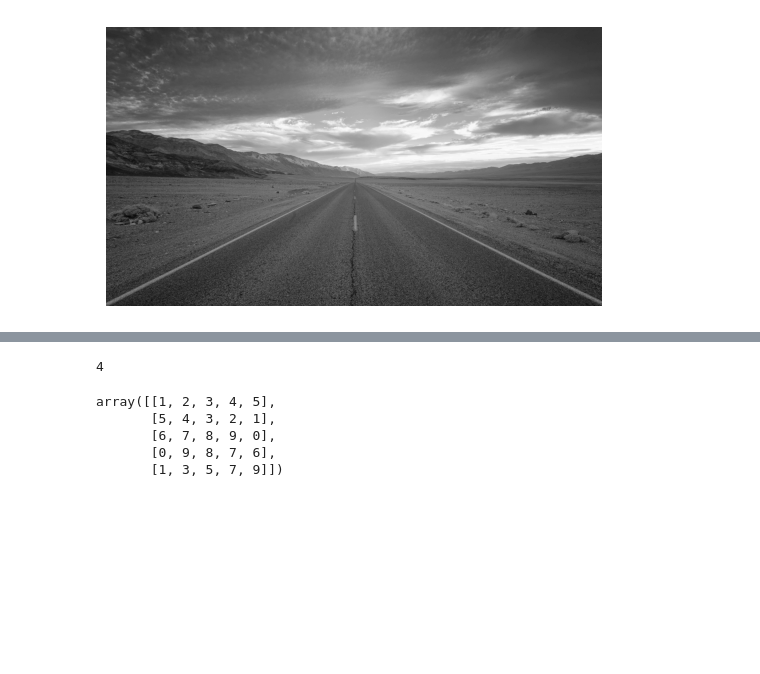
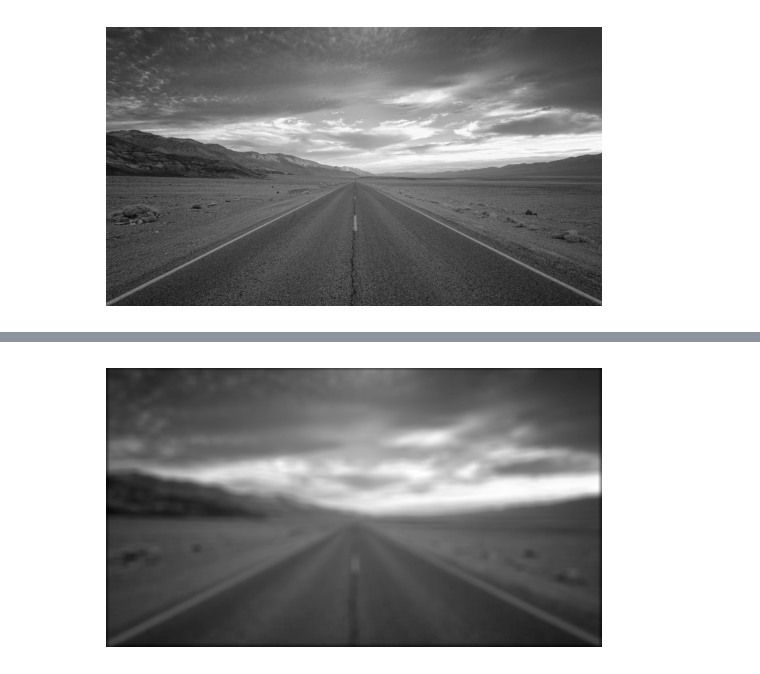
Before and after one commit to KonradGonrad/university_stuff, a Jupyter notebook: DataStructuresPL/lab_2/2.ipynb, the cells around one changed output, grey strips where cells are left out. Saved outputs shown, nothing was run; the diff lists cells and outputs as text; code cells hidden in the pictures; blank space fills up the shorter version.

```diff
--- a/DataStructuresPL/lab_2/2.ipynb
+++ b/DataStructuresPL/lab_2/2.ipynb
@@ -312,14 +312,3 @@ plt.show()
 # %% [output]
 Mtrix dim: (2421, 4303)
 [figure]
-# %%
-def map_area_sum(tab = np.array):
-    tab_mapped = np.zeros_like(tab)
-
-    height, width = tab.shape
-
-    for i in range(height): # O(n)
-        for j in range(width): # O(n)
-            tab_mapped[i][j] = tab[0:i+1, 0:j+1].sum() # O(n^2) -> slow
-
-    return tab_mapped
@@ -330,2 +314,0 @@ def map_area_sum(tab = np.array):
-# %%
-summed_area = map_area_sum(road_matrix)
@@ -348,12 +314,0 @@ array([[        46,         91,        152, ...,     338768,     338832,
-# %%
-# Test
-tab = np.array([
-    [1, 2, 3, 4, 5],
-    [5, 4, 3, 2, 1],
-    [6, 7, 8, 9, 0],
-    [0, 9, 8, 7, 6],
-    [1, 3, 5, 7, 9]
-])
-
-x = map_area_sum(tab=tab)
-x
@@ -366,6 +314,0 @@ array([[  1,   3,   6,  10,  15],
-# %%
-def check(tuple, dictionary):
-    if any(x < 0 for x in tuple):
-        return 0
-    elif
-    return dictionary[tuple]
@@ -390,12 +357,8 @@ IndexError: index 5 is out of bounds for axis 1 with size 5
-# %%
-check((1, 1), tab)
-# %% [output]
-4
 # %%
-tab
+output = mean_filter(road_matrix, 71)
+
+plt.imshow(output, cmap='gray')
+plt.axis('off')
+plt.show()
 # %% [output]
-array([[1, 2, 3, 4, 5],
-       [5, 4, 3, 2, 1],
-       [6, 7, 8, 9, 0],
-       [0, 9, 8, 7, 6],
-       [1, 3, 5, 7, 9]])
+[figure, added]
```
Also changed, not shown: parts of 7 cells of this notebook.
